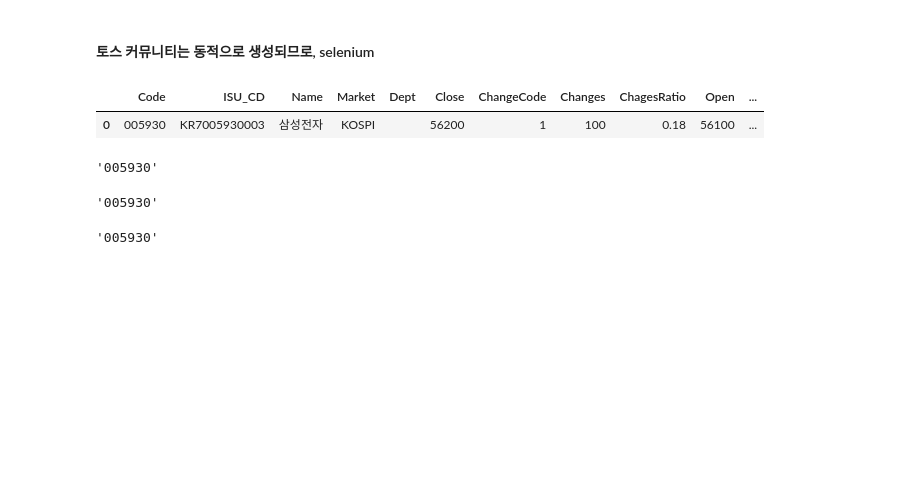
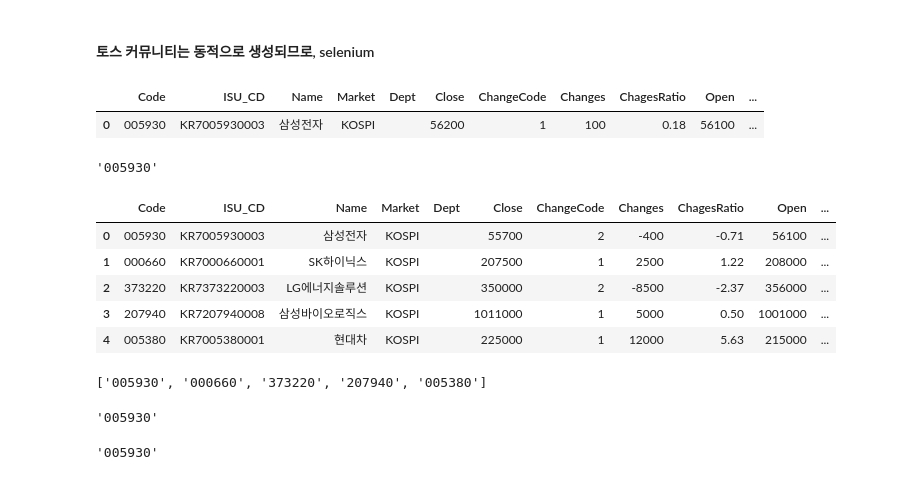
Before and after one commit to june2598/pythonstudy, a Jupyter notebook: project/toss.ipynb, the cells around one changed output. Saved outputs shown, nothing was run; the diff lists cells and outputs as text; code cells hidden in the pictures; blank space fills up the shorter version.

```diff
--- a/project/toss.ipynb
+++ b/project/toss.ipynb
@@ -66,3 +62,17 @@ kospi['Code'].tolist()
+# %%
+fdr.StockListing('KOSPI').sort_values(by='Marcap', ascending=False).head(5)
+# %% [output]
+|  | Code | ISU_CD | Name | Market | Dept | Close | ChangeCode | Changes | ChagesRatio | Open | ... |
+| 0 | 005930 | KR7005930003 | 삼성전자 | KOSPI |  | 55700 | 2 | -400 | -0.71 | 56100 | ... |
+| 1 | 000660 | KR7000660001 | SK하이닉스 | KOSPI |  | 207500 | 1 | 2500 | 1.22 | 208000 | ... |
+| 2 | 373220 | KR7373220003 | LG에너지솔루션 | KOSPI |  | 350000 | 2 | -8500 | -2.37 | 356000 | ... |
+| 3 | 207940 | KR7207940008 | 삼성바이오로직스 | KOSPI |  | 1011000 | 1 | 5000 | 0.50 | 1001000 | ... |
+| 4 | 005380 | KR7005380001 | 현대차 | KOSPI |  | 225000 | 1 | 12000 | 5.63 | 215000 | ... |
+# %%
+code_list = code_list_by_market('KOSPI')
+code_list
+# %% [output]
+['005930', '000660', '373220', '207940', '005380']
 # %%
 samsung = search_code_by_name('KOSPI', '삼성전자')
 samsung
```
Also changed, not shown: parts of 8 cells of this notebook, 13 other files.
